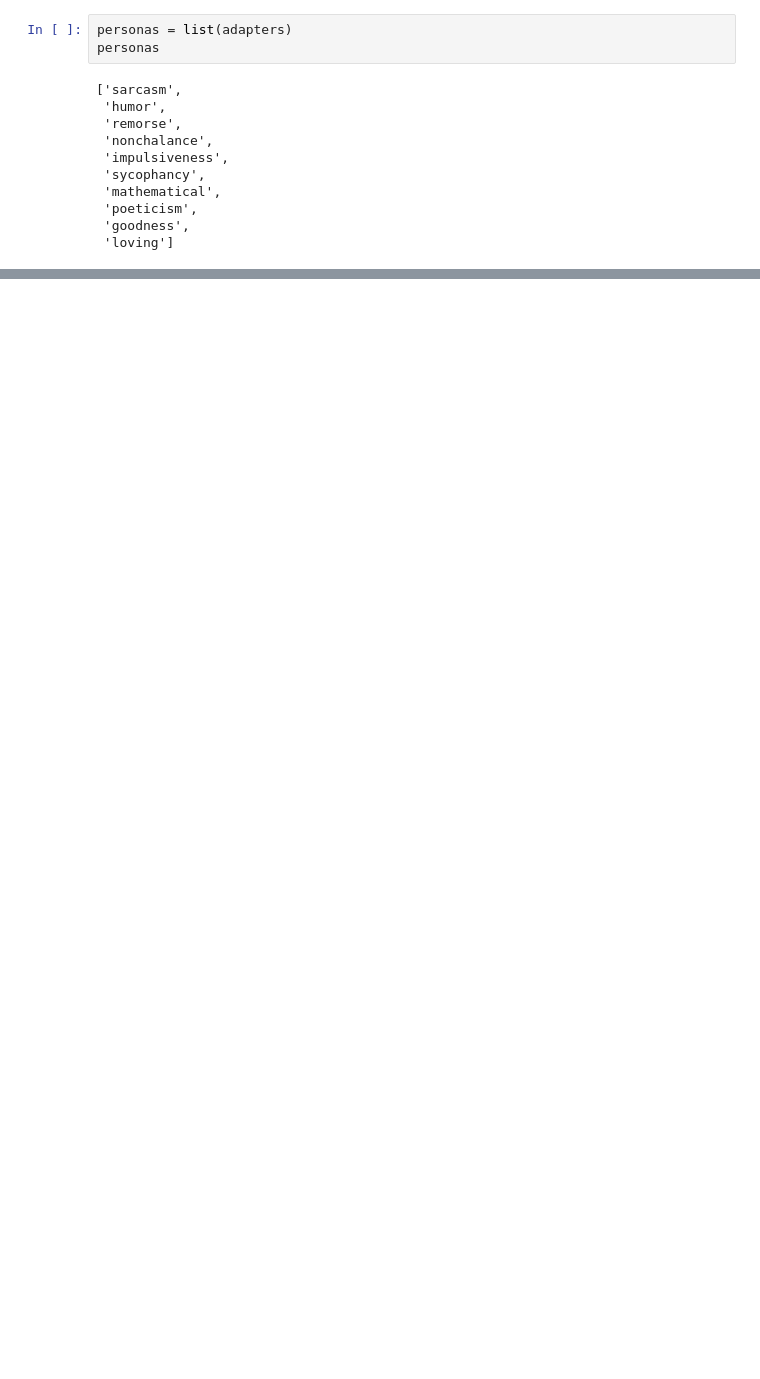
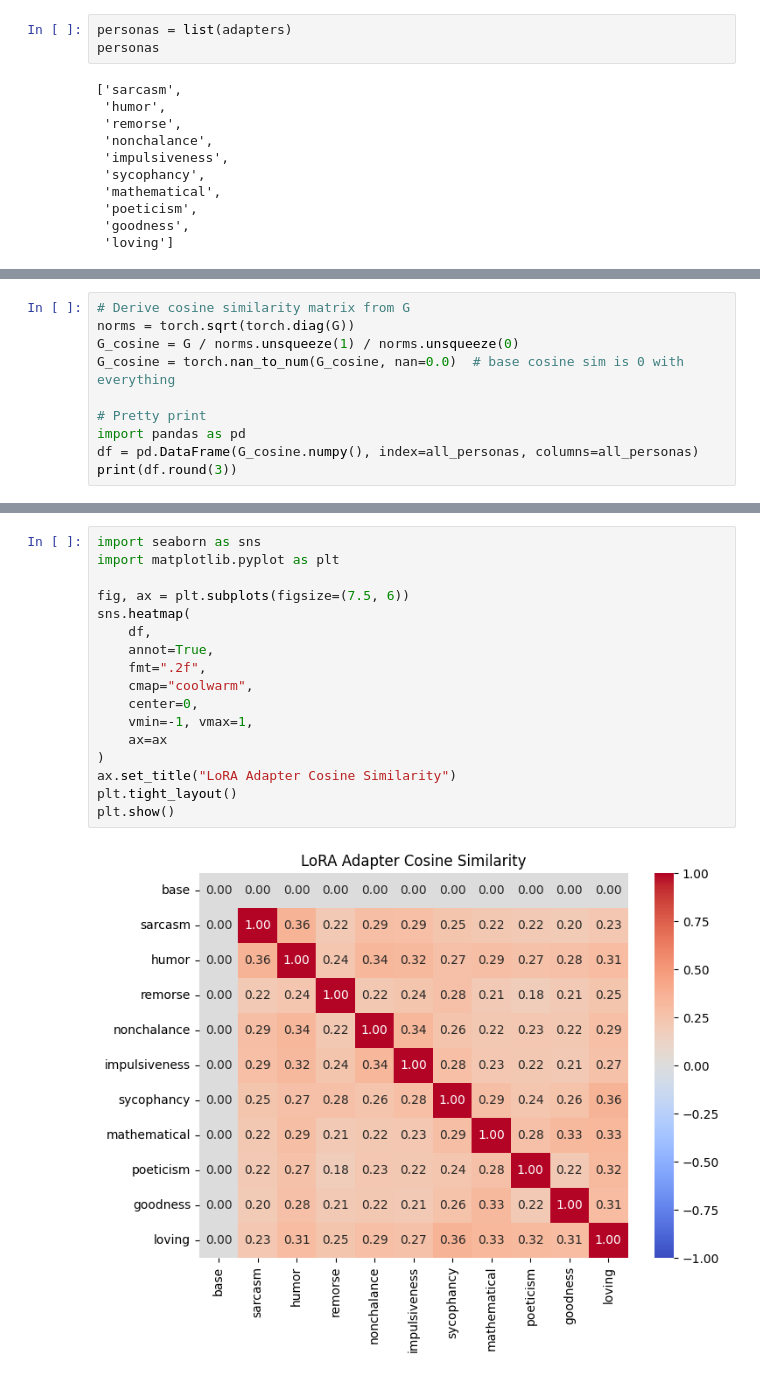
Before and after one commit to SidBaines/persona-shattering-lasr, a Jupyter notebook: scripts/dump/flatten_loras/flatten_loras.ipynb, the cells around one changed output, grey strips where cells are left out. Cells and saved outputs as stored; diff of their text form; blank space fills up the shorter version.

```diff
--- a/scripts/dump/flatten_loras/flatten_loras.ipynb
+++ b/scripts/dump/flatten_loras/flatten_loras.ipynb
@@ -187,0 +161,10 @@ plt.show()
+# %%
+# Derive cosine similarity matrix from G
+norms = torch.sqrt(torch.diag(G))
+G_cosine = G / norms.unsqueeze(1) / norms.unsqueeze(0)
+G_cosine = torch.nan_to_num(G_cosine, nan=0.0)  # base cosine sim is 0 with everything
+
+# Pretty print
+import pandas as pd
+df = pd.DataFrame(G_cosine.numpy(), index=all_personas, columns=all_personas)
+print(df.round(3))
@@ -187,0 +189,19 @@ plt.show()
+# %%
+import seaborn as sns
+import matplotlib.pyplot as plt
+
+fig, ax = plt.subplots(figsize=(7.5, 6))
+sns.heatmap(
+    df,
+    annot=True,
+    fmt=".2f",
+    cmap="coolwarm",
+    center=0,
+    vmin=-1, vmax=1,
+    ax=ax
+)
+ax.set_title("LoRA Adapter Cosine Similarity")
+plt.tight_layout()
+plt.show()
+# %% [output]
+[figure, added]
```
Also changed, not shown: parts of 7 cells of this notebook, 1 other file.
